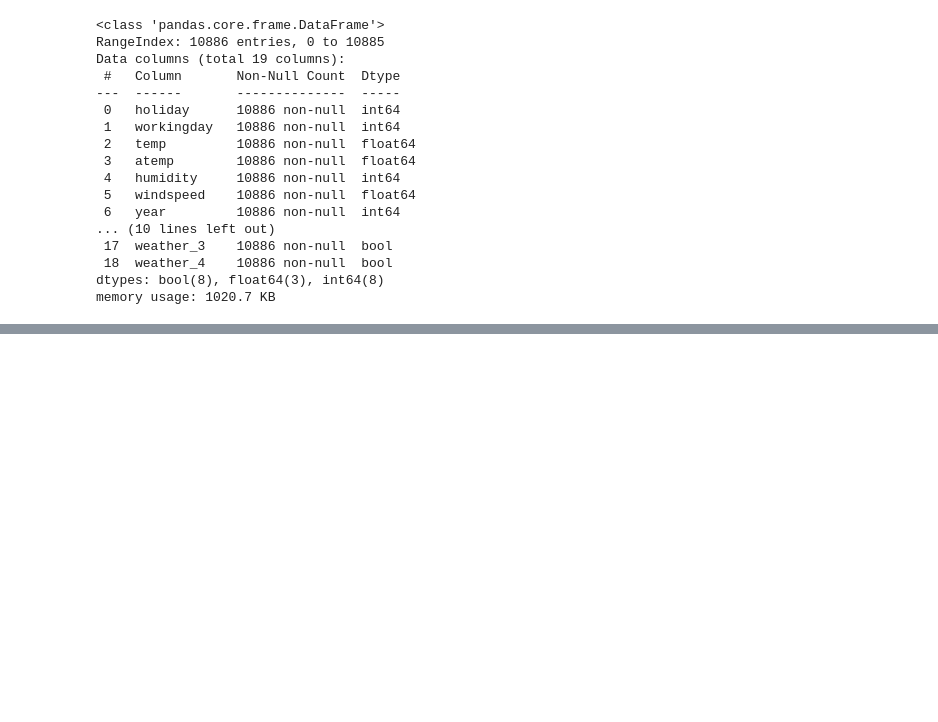
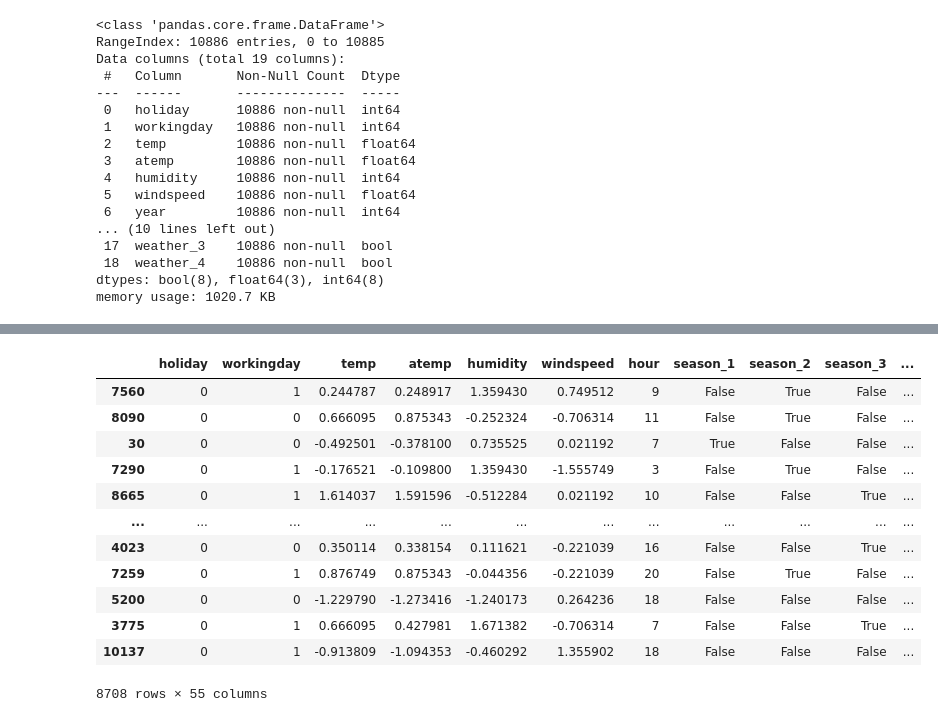
Before and after one commit to vhf1030/wanted-potenup, a Jupyter notebook: practice_ML/회귀기초/2_자전거수요예측.ipynb, the cells around one changed output, grey strips where cells are left out. Saved outputs shown, nothing was run; the diff lists cells and outputs as text; code cells hidden in the pictures; blank space fills up the shorter version.

```diff
--- a/practice_ML/2_자전거수요예측.ipynb
+++ b/practice_ML/회귀기초/2_자전거수요예측.ipynb
@@ -307,0 +426,17 @@ AttributeError: 'dict' object has no attribute 'add'
+# %%
+X_train[numeric_feature] = X_train_numeric_scaled
+X_train
+# %% [output]
+|  | holiday | workingday | temp | atemp | humidity | windspeed | hour | season_1 | season_2 | season_3 | ... |
+| 7560 | 0 | 1 | 0.244787 | 0.248917 | 1.359430 | 0.749512 | 9 | False | True | False | ... |
+| 8090 | 0 | 0 | 0.666095 | 0.875343 | -0.252324 | -0.706314 | 11 | False | True | False | ... |
+| 30 | 0 | 0 | -0.492501 | -0.378100 | 0.735525 | 0.021192 | 7 | True | False | False | ... |
+| 7290 | 0 | 1 | -0.176521 | -0.109800 | 1.359430 | -1.555749 | 3 | False | True | False | ... |
+| 8665 | 0 | 1 | 1.614037 | 1.591596 | -0.512284 | 0.021192 | 10 | False | False | True | ... |
+| ... | ... | ... | ... | ... | ... | ... | ... | ... | ... | ... | ... |
+| 4023 | 0 | 0 | 0.350114 | 0.338154 | 0.111621 | -0.221039 | 16 | False | False | True | ... |
+| 7259 | 0 | 1 | 0.876749 | 0.875343 | -0.044356 | -0.221039 | 20 | False | True | False | ... |
+| 5200 | 0 | 0 | -1.229790 | -1.273416 | -1.240173 | 0.264236 | 18 | False | False | False | ... |
+| 3775 | 0 | 1 | 0.666095 | 0.427981 | 1.671382 | -0.706314 | 7 | False | False | True | ... |
+| 10137 | 0 | 1 | -0.913809 | -1.094353 | -0.460292 | 1.355902 | 18 | False | False | False | ... |
+8708 rows × 55 columns
```
Also changed, not shown: parts of 14 cells of this notebook, 13 other files.
